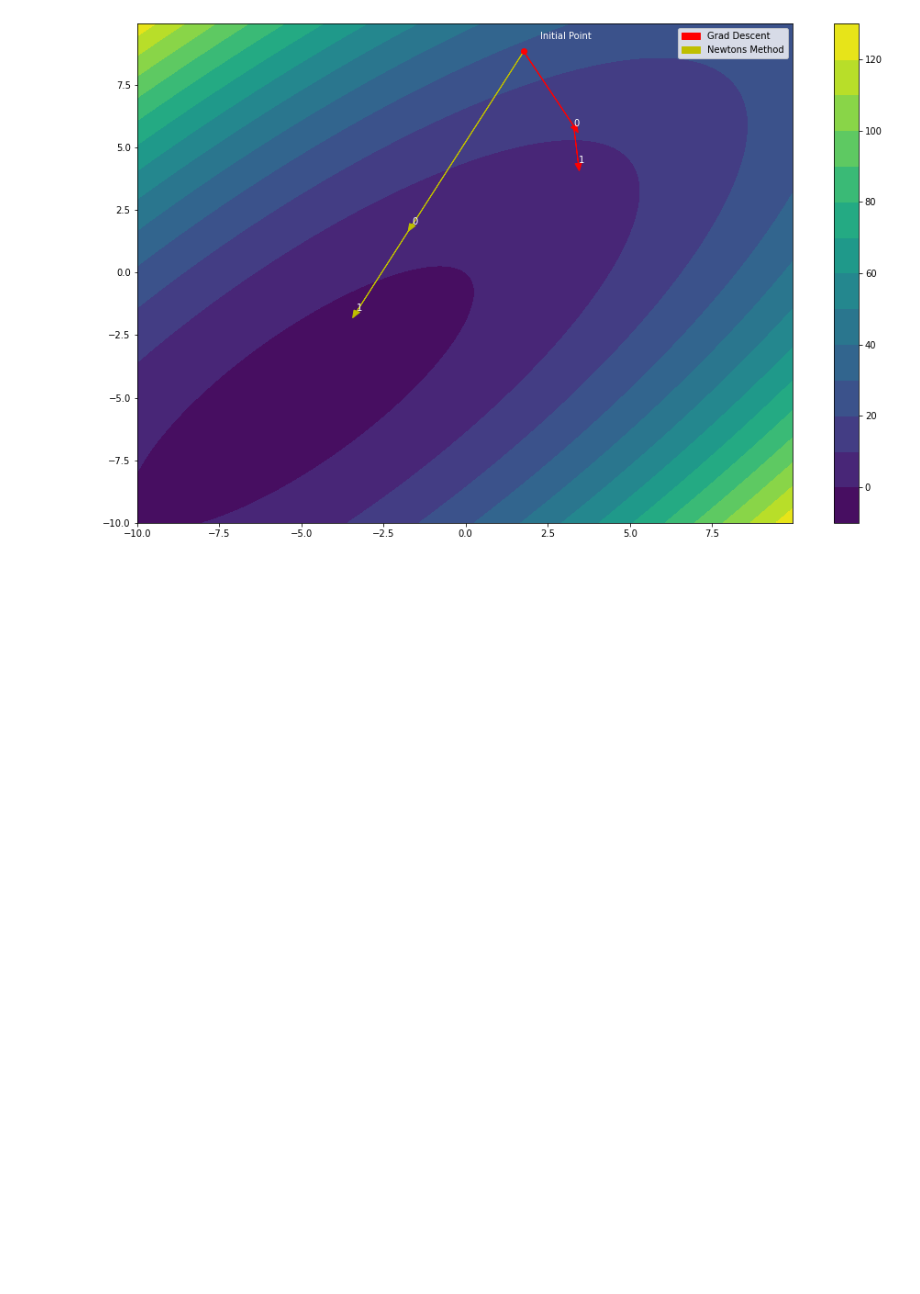
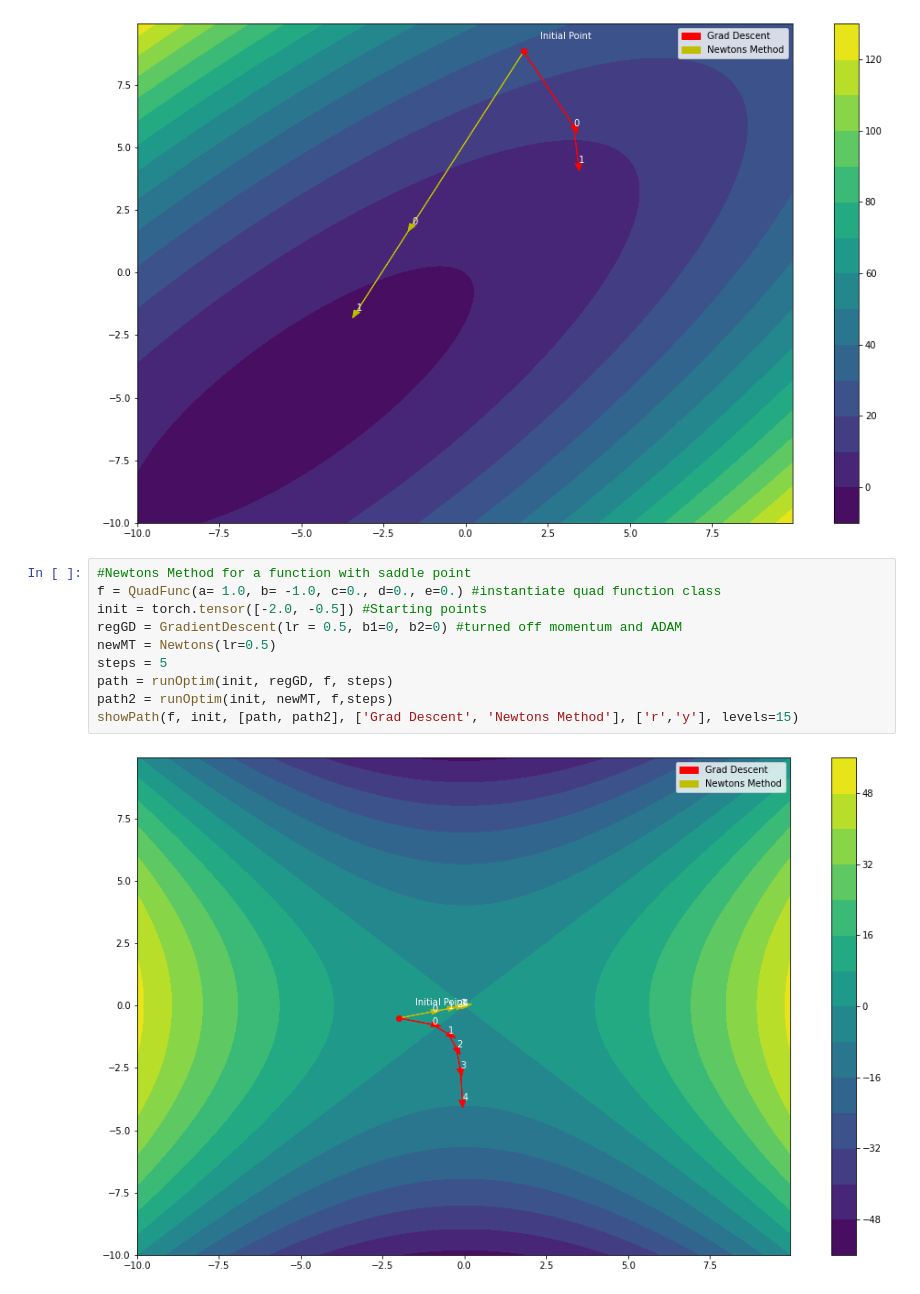
Before and after one commit to mayuriupadhyaya/DL_Learnings, a Jupyter notebook: DL_lab2.ipynb, the cells around one changed output. Cells and saved outputs as stored; diff of their text form; blank space fills up the shorter version.

```diff
--- a/DL_lab2.ipynb
+++ b/DL_lab2.ipynb
@@ -208,3 +208,15 @@ path2 = runOptim(init, newMT,ellipsoid,steps)
 showPath(ellipsoid, init, [path,path2], ['Grad Descent', 'Newtons Method'], ['r','y'], 15)
 # %% [output]
 [figure]
+# %%
+#Newtons Method for a function with saddle point
+f = QuadFunc(a= 1.0, b= -1.0, c=0., d=0., e=0.) #instantiate quad function class
+init = torch.tensor([-2.0, -0.5]) #Starting points
+regGD = GradientDescent(lr = 0.5, b1=0, b2=0) #turned off momentum and ADAM
+newMT = Newtons(lr=0.5)
+steps = 5
+path = runOptim(init, regGD, f, steps)
+path2 = runOptim(init, newMT, f,steps)
+showPath(f, init, [path, path2], ['Grad Descent', 'Newtons Method'], ['r','y'], levels=15)
+# %% [output]
+[figure, added]
```
Also changed, not shown: parts of 3 cells of this notebook.
